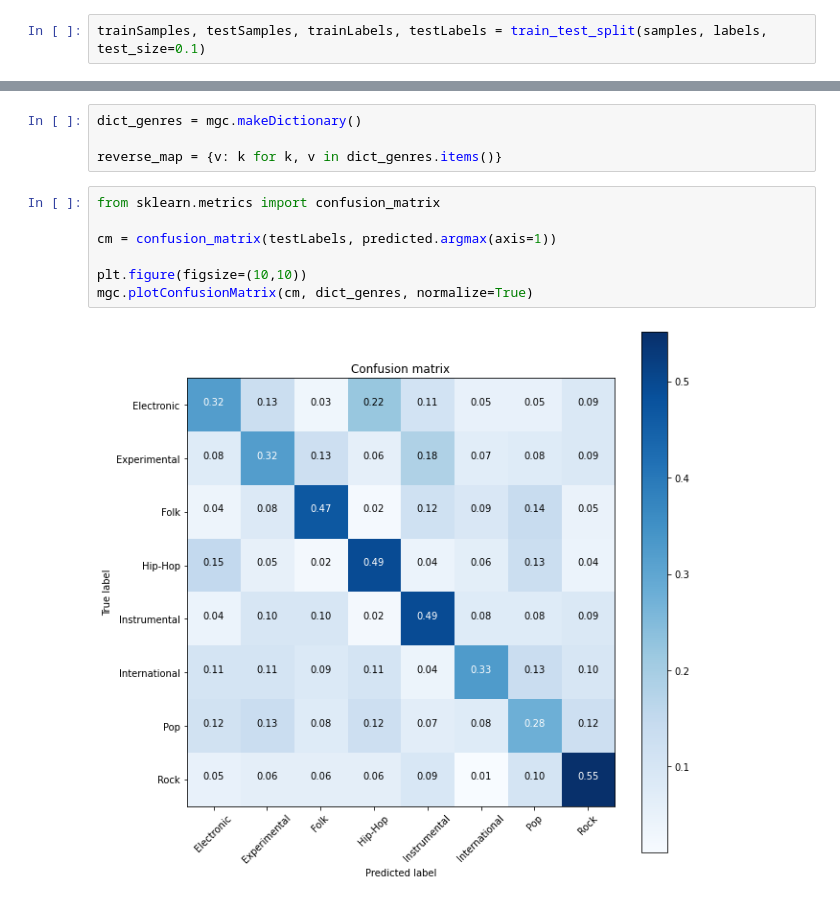
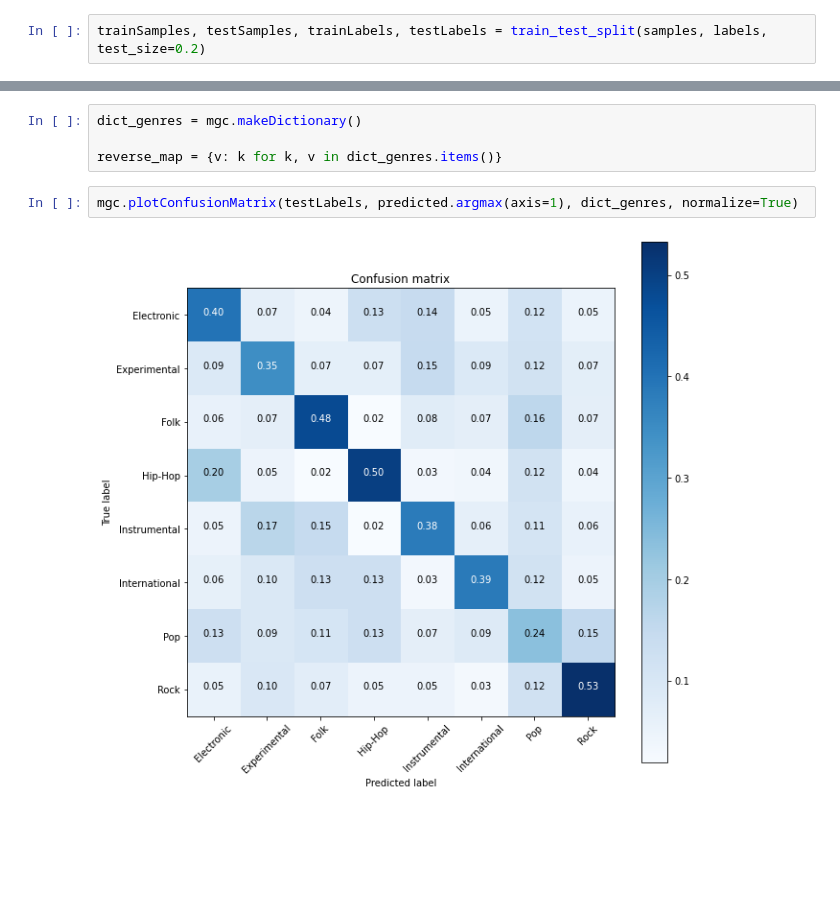
Before and after one commit to Wojwos/music-genre-classification, a Jupyter notebook: MusicGenreClassification.ipynb, the cells around one changed output, grey strips where cells are left out. Drawn from its saved outputs; the diff is of its cells as text; blank space fills up the shorter version.

Commit message:
moved confusion matrix creation to function

```diff
--- a/MusicGenreClassification.ipynb
+++ b/MusicGenreClassification.ipynb
@@ -251,7 +240,7 @@ dict_keys(['loss', 'accuracy', 'val_loss', 'val_accuracy'])
 # %%
 samples, labels = mgc.loadFeatures('features.csv')
 # %%
-trainSamples, testSamples, trainLabels, testLabels = train_test_split(samples, labels, test_size=0.1)
+trainSamples, testSamples, trainLabels, testLabels = train_test_split(samples, labels, test_size=0.2)
 # %%
 model = Sequential()
 model.add(Dense(256, activation='relu', input_shape=(trainSamples.shape[1],)))
@@ -290,14 +279,9 @@ dict_genres = mgc.makeDictionary()
 
 reverse_map = {v: k for k, v in dict_genres.items()}
 # %%
-from sklearn.metrics import confusion_matrix
-
-cm = confusion_matrix(testLabels, predicted.argmax(axis=1))
-
-plt.figure(figsize=(10,10))
-mgc.plotConfusionMatrix(cm, dict_genres, normalize=True)
+mgc.plotConfusionMatrix(testLabels, predicted.argmax(axis=1), dict_genres, normalize=True)
 # %% [output]
-[figure, old version]
+[figure, new version]
 # %%
 mgc.showSummaryStats(history)
 # %% [output]
```
Also changed, not shown: parts of 5 cells of this notebook, 1 other file.
